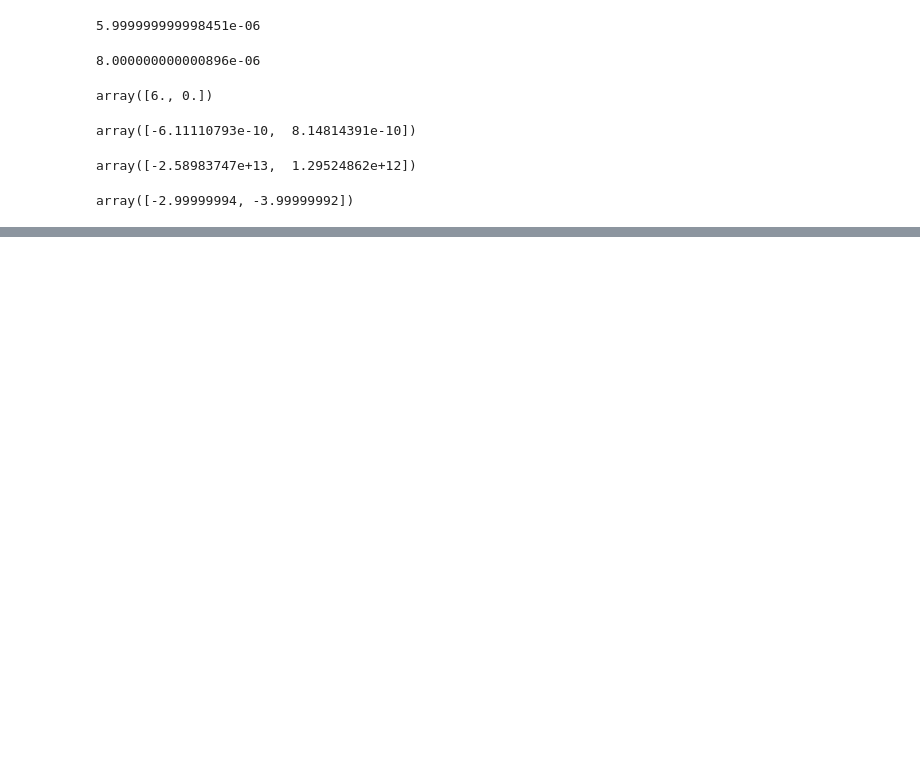
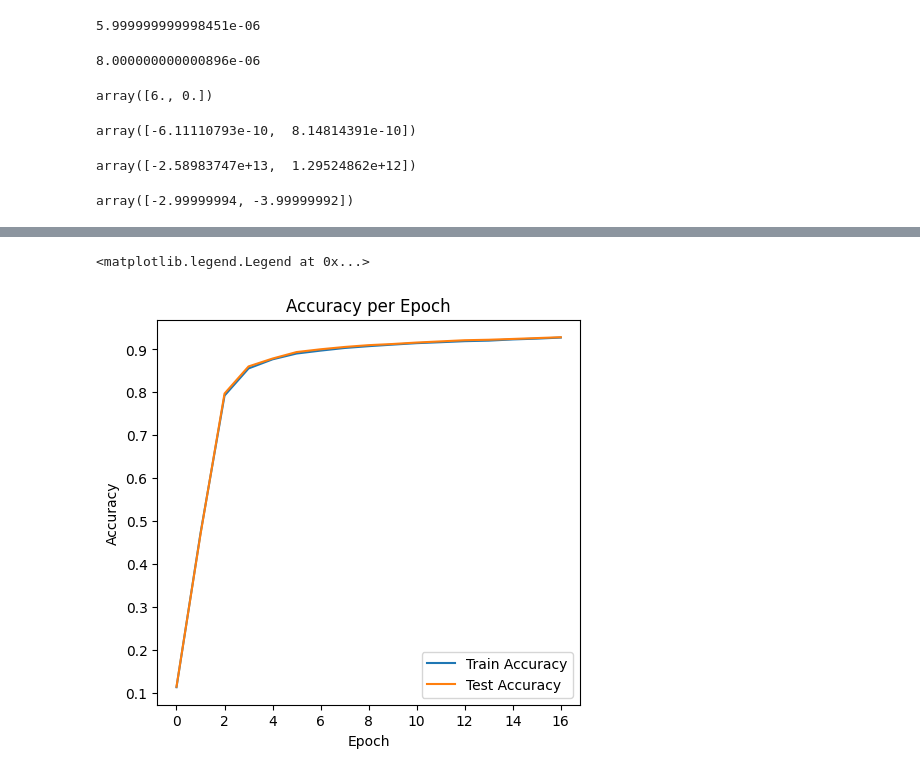
Before and after one commit to Wayne-Jan/DeepLearningFromScratch, a Jupyter notebook: ch04/try.ipynb, the cells around one changed output, grey strips where cells are left out. Cells and saved outputs as stored; diff of their text form; code cells hidden in the pictures; blank space fills up the shorter version.

```diff
--- a/ch04/try.ipynb
+++ b/ch04/try.ipynb
@@ -247,0 +426,65 @@ class simpleNet:
+# %%
+import tensorflow as tf
+import numpy as np
+
+mnist = tf.keras.datasets.mnist
+
+(x_train, t_train), (x_test, t_test) = mnist.load_data()
+
+x_train = x_train / 255.0
+x_test = x_test / 255.0
+
+x_train = x_train.reshape(x_train.shape[0], -1)
+x_test = x_test.reshape(x_test.shape[0], -1)
+
+t_train = tf.keras.utils.to_categorical(t_train, num_classes=10)
+t_test = tf.keras.utils.to_categorical(t_test, num_classes=10)
+
+train_loss_list = []
+train_acc_list = []
+test_acc_list = []
+
+iter_per_epoch = max(train_size / batch_size, 1)
+
+
+# hyperparameter
+iters_num = 10000
+train_size = x_train.shape[0]
+batch_size = 100
+learning_rate = 0.05
+network = TwoLayerNet(input_size=784, hidden_size=50,output_size=10)
+
+for i in range(iters_num):
+    # get mini-batch
+    batch_mask = np.random.choice(train_size, batch_size)
+    x_batch = x_train[batch_mask]
+    t_batch = t_train[batch_mask]
+
+    # grad = network.numerical_gradient(x_batch, t_batch)
+    grad = network.gradient(x_batch, t_batch)
+
+    for key in ('W1', 'b1', 'W2', 'b2'):
+        network.params[key] -= learning_rate * grad[key]
+
+    loss = network.loss(x_batch, t_batch)
+    train_loss_list.append(loss)
+
+    if i % iter_per_epoch == 0:
+        train_acc = network.accuracy(x_train, t_train)
+        test_acc = network.accuracy(x_test, t_test)
+        train_acc_list.append(train_acc)
+        test_acc_list.append(test_acc)
+        print(f"Epoch {int(i // iter_per_epoch) + 1}: train acc = {train_acc:.4f}, test acc = {test_acc:.4f}")
+
+
+# 繪圖
+epochs = range(len(train_acc_list))
+plt.figure(figsize=(12, 5))
+plt.subplot(1, 2, 1)
+plt.plot(epochs, train_acc_list, label='Train Accuracy')
+plt.plot(epochs, test_acc_list, label='Test Accuracy')
+plt.title('Accuracy per Epoch')
+plt.xlabel('Epoch')
+plt.ylabel('Accuracy')
+plt.legend()
+# %% [output]
@@ -247,0 +508,2 @@ class simpleNet:
+<matplotlib.legend.Legend at 0x...>
+[figure, added]
```
Also changed, not shown: parts of 9 cells of this notebook.
